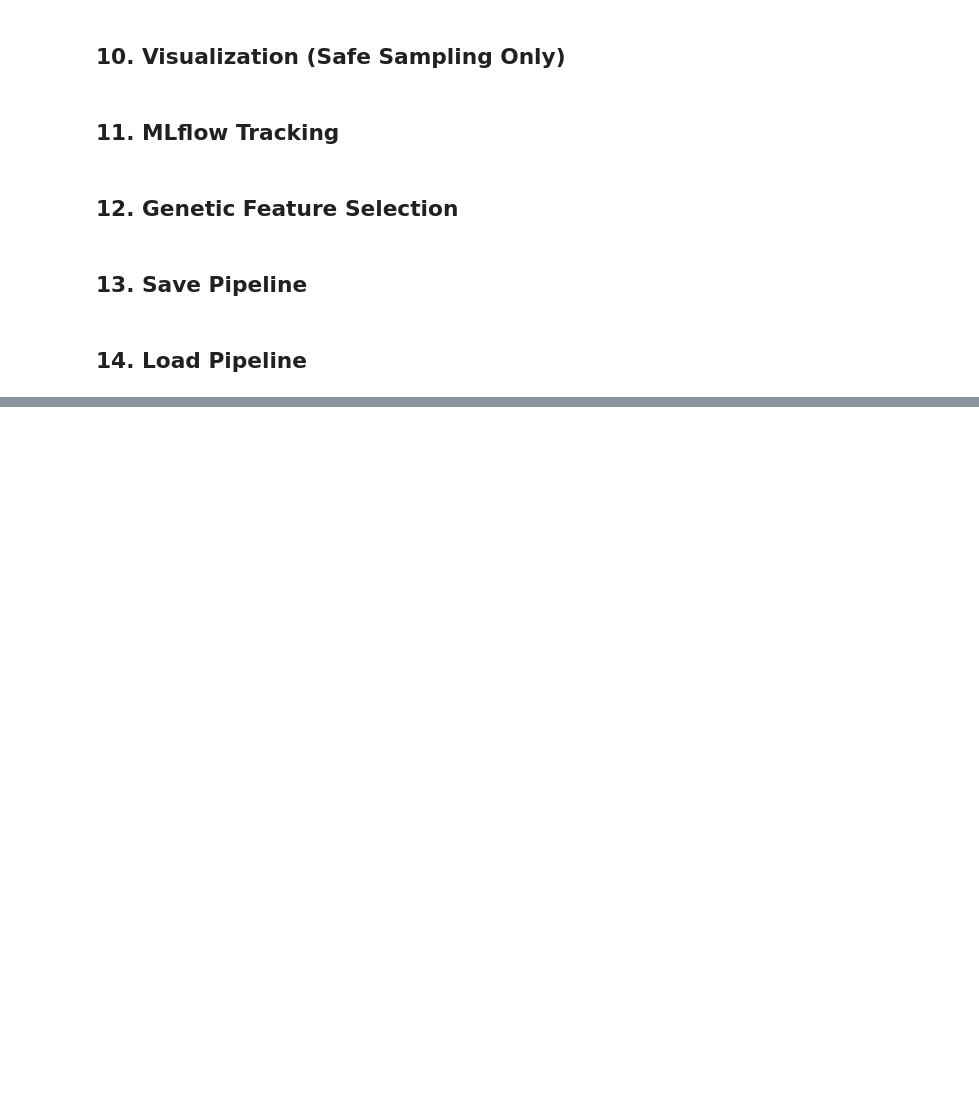
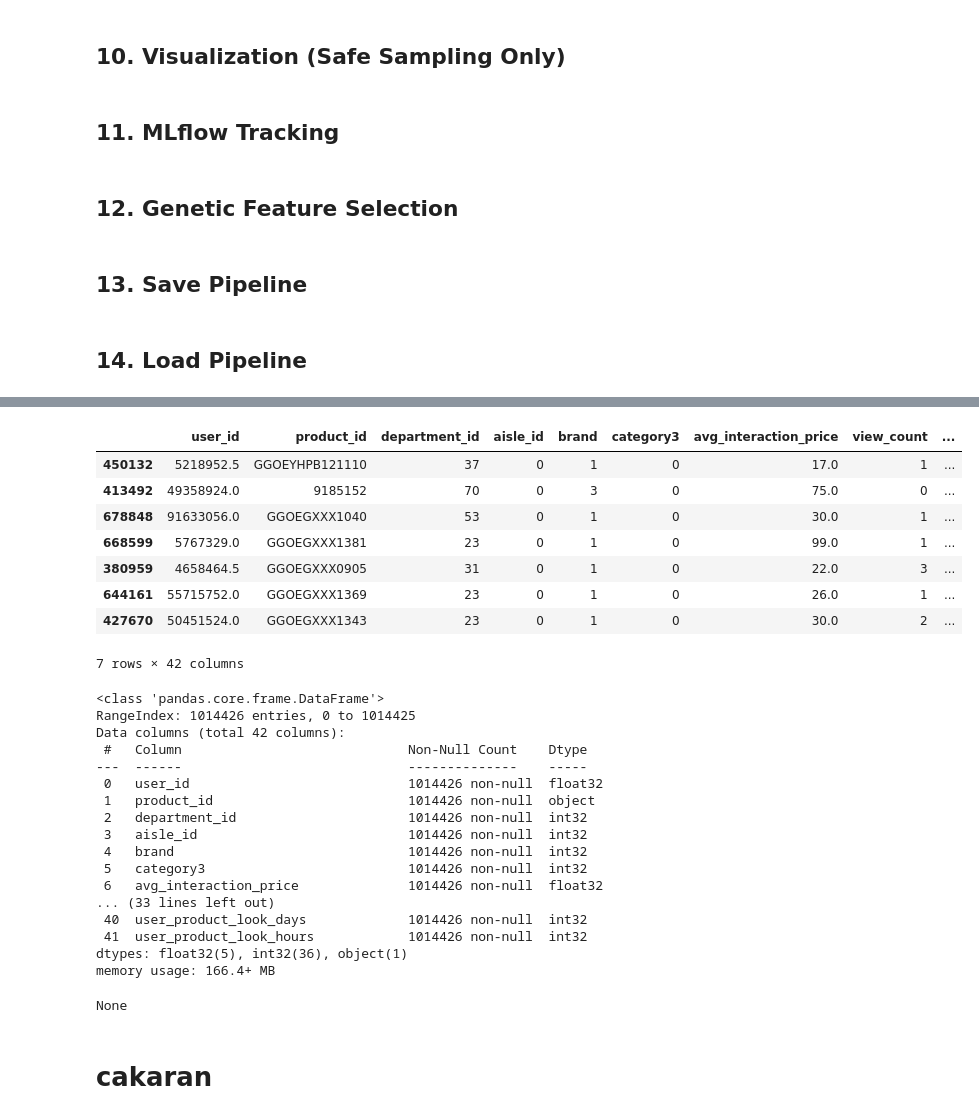
Before and after one commit to masterofray/cooprec_ml-analytics, a Jupyter notebook: notebooks/RC07_FPGrowth_Colaborative_Filtering.ipynb, the cells around one changed output, grey strips where cells are left out. Saved outputs shown, nothing was run; the diff lists cells and outputs as text; code cells hidden in the pictures; blank space fills up the shorter version.

```diff
--- a/notebooks/RC07_FPGrowth_Colaborative_Filtering.ipynb
+++ b/notebooks/RC07_FPGrowth_Colaborative_Filtering.ipynb
@@ -637,0 +1483,22 @@ def load_pipeline(
+# %%
+import pandas as pd
+import numpy as np
+from sklearn.model_selection import train_test_split
+from sklearn.preprocessing import LabelEncoder
+import duckdb
+import joblib
+import os
+import logging
+from tqdm.auto import tqdm
+import time
+from copy import deepcopy
+import warnings
+
+warnings.filterwarnings("ignore")
+
+logging.basicConfig(
+    level=logging.INFO,
+    format="%(asctime)s - %(levelname)s - %(name)s - %(message)s"
+)
+
+logger = logging.getLogger(__name__)
@@ -637,0 +1670,7 @@ def load_pipeline(
+# %%
+processor = DataTrainTest(
+    MasterTrainData = None,
+    duckdb_path='/content/drive/MyDrive/Colab Notebooks/ga4_obfuscated_ecommerce.duckdb'
+)
+
+TrainTest = processor()
@@ -637,0 +1700,38 @@ def load_pipeline(
+# %%
+from copy import deepcopy
+x = deepcopy(TrainTest.FinalMasterData)
+display(x.sample(7))
+
+print('\n\n')
+
+display(x.info())
+# %% [output]
+|  | user_id | product_id | department_id | aisle_id | brand | category3 | avg_interaction_price | view_count | ... |
+| 450132 | 5218952.5 | GGOEYHPB121110 | 37 | 0 | 1 | 0 | 17.0 | 1 | ... |
+| 413492 | 49358924.0 | 9185152 | 70 | 0 | 3 | 0 | 75.0 | 0 | ... |
+| 678848 | 91633056.0 | GGOEGXXX1040 | 53 | 0 | 1 | 0 | 30.0 | 1 | ... |
+| 668599 | 5767329.0 | GGOEGXXX1381 | 23 | 0 | 1 | 0 | 99.0 | 1 | ... |
+| 380959 | 4658464.5 | GGOEGXXX0905 | 31 | 0 | 1 | 0 | 22.0 | 3 | ... |
+| 644161 | 55715752.0 | GGOEGXXX1369 | 23 | 0 | 1 | 0 | 26.0 | 1 | ... |
+| 427670 | 50451524.0 | GGOEGXXX1343 | 23 | 0 | 1 | 0 | 30.0 | 2 | ... |
+7 rows × 42 columns
+<class 'pandas.core.frame.DataFrame'>
+RangeIndex: 1014426 entries, 0 to 1014425
+Data columns (total 42 columns):
+ #   Column                             Non-Null Count    Dtype
+---  ------                             --------------    -----
+ 0   user_id                            1014426 non-null  float32
+ 1   product_id                         1014426 non-null  object
+ 2   department_id                      1014426 non-null  int32
+ 3   aisle_id                           1014426 non-null  int32
+ 4   brand                              1014426 non-null  int32
+ 5   category3                          1014426 non-null  int32
+ 6   avg_interaction_price              1014426 non-null  float32
+... (33 lines left out)
+ 40  user_product_look_days             1014426 non-null  int32
+ 41  user_product_look_hours            1014426 non-null  int32
+dtypes: float32(5), int32(36), object(1)
+memory usage: 166.4+ MB
+None
+# %% [markdown]
+# cakaran
```
Also changed, not shown: parts of 45 cells of this notebook.
